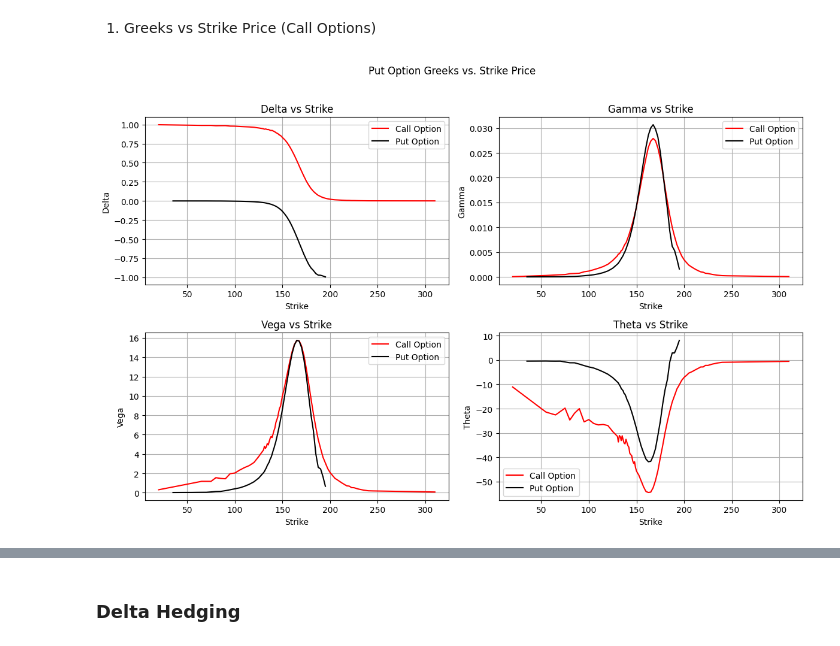
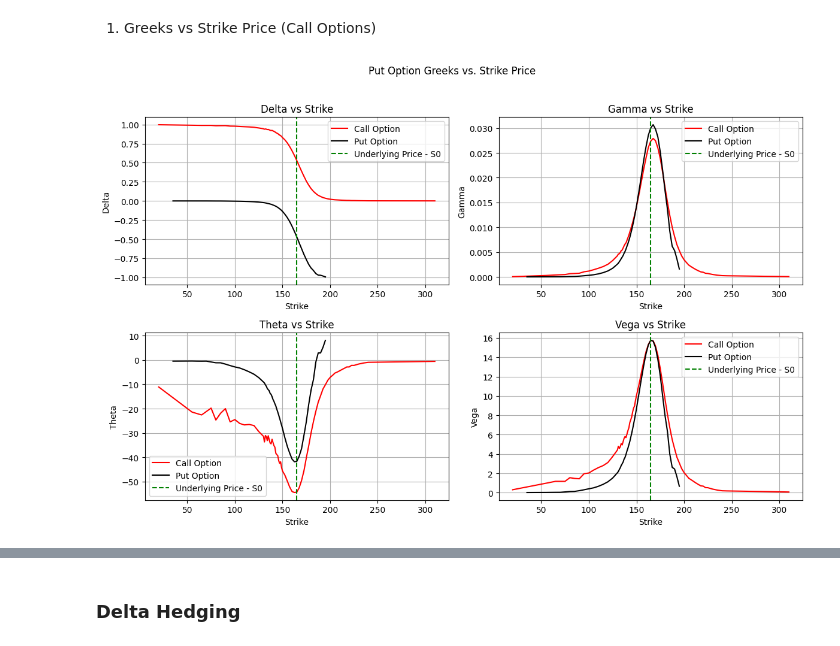
Before and after one commit to AayushKhandekar/Mini-Projects, a Jupyter notebook: Pricing and Risk Analysis of Equity Options Using the Black-Scholes Model and Option Greeks/main.ipynb, the cells around one changed output, grey strips where cells are left out. Saved outputs shown, nothing was run; the diff lists cells and outputs as text; code cells hidden in the pictures.

Commit message:
Pricing and Risk Analysis of Equity Options Using BSM and Option Greeks - updated greek analysis and inference

```diff
--- a/Pricing and Risk Analysis of Equity Options Using the Black-Scholes Model and Option Greeks/main.ipynb
+++ b/Pricing and Risk Analysis of Equity Options Using the Black-Scholes Model and Option Greeks/main.ipynb
@@ -177,42 +177,47 @@ calls = options[options['Option'] == 'C']
 puts = options[options['Option'] == 'P']
 
 # Delta
 axs[0, 0].plot(calls['strike'], calls['delta'], label='Call Option', color='red')
 axs[0, 0].plot(puts['strike'], puts['delta'], label='Put Option', color='black')
+axs[0, 0].axvline(S0, label='Underlying Price - S0', color='green', linestyle='--')
 axs[0, 0].set_title('Delta vs Strike')
 axs[0, 0].set_xlabel('Strike')
 axs[0, 0].set_ylabel('Delta')
 axs[0, 0].legend()
 axs[0, 0].grid(True)
 
 # Gamma
 axs[0, 1].plot(calls['strike'], calls['gamma'], label='Call Option', color='red')
 axs[0, 1].plot(puts['strike'], puts['gamma'], label='Put Option', color='black')
+axs[0, 1].axvline(S0, label='Underlying Price - S0', color='green', linestyle='--')
 axs[0, 1].set_title('Gamma vs Strike')
 axs[0, 1].set_xlabel('Strike')
 axs[0, 1].set_ylabel('Gamma')
 axs[0, 1].legend()
 axs[0, 1].grid(True)
 
-# Vega
-axs[1, 0].plot(calls['strike'], calls['vega'], label='Call Option', color='red')
-axs[1, 0].plot(puts['strike'], puts['vega'], label='Put Option', color='black')
-axs[1, 0].set_title('Vega vs Strike')
+
+# Theta
+axs[1, 0].plot(calls['strike'], calls['theta'], label='Call Option', color='red')
+axs[1, 0].plot(puts['strike'], puts['theta'], label='Put Option', color='black')
+axs[1, 0].axvline(S0, label='Underlying Price - S0', color='green', linestyle='--')
+axs[1, 0].set_title('Theta vs Strike')
 axs[1, 0].set_xlabel('Strike')
-axs[1, 0].set_ylabel('Vega')
+axs[1, 0].set_ylabel('Theta')
 axs[1, 0].legend()
 axs[1, 0].grid(True)
 
-# Theta
-axs[1, 1].plot(calls['strike'], calls['theta'], label='Call Option', color='red')
-axs[1, 1].plot(puts['strike'], puts['theta'], label='Put Option', color='black')
-axs[1, 1].set_title('Theta vs Strike')
+# Vega
+axs[1, 1].plot(calls['strike'], calls['vega'], label='Call Option', color='red')
+axs[1, 1].plot(puts['strike'], puts['vega'], label='Put Option', color='black')
+axs[1, 1].axvline(S0, label='Underlying Price - S0', color='green', linestyle='--')
+axs[1, 1].set_title('Vega vs Strike')
 axs[1, 1].set_xlabel('Strike')
-axs[1, 1].set_ylabel('Theta')
+axs[1, 1].set_ylabel('Vega')
 axs[1, 1].legend()
 axs[1, 1].grid(True)
 
-plt.tight_layout(rect=[0, 0, 1, 0.96])  # Adjust for title
+plt.tight_layout(rect=[0, 0, 1, 0.96])
 plt.show()
 # %% [output]
-[figure, old version]
+[figure, new version]
```
Also changed, not shown: parts of 2 cells of this notebook, 1 other file.
